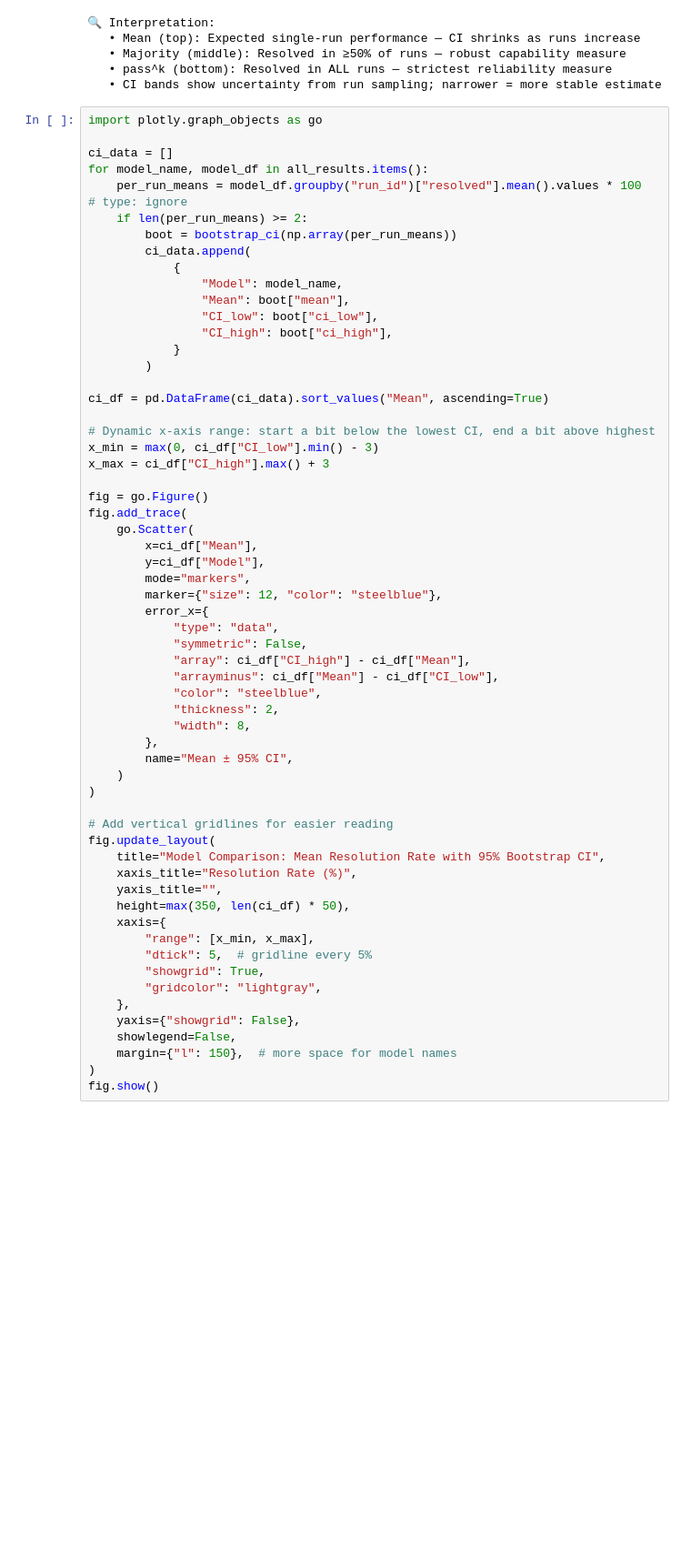
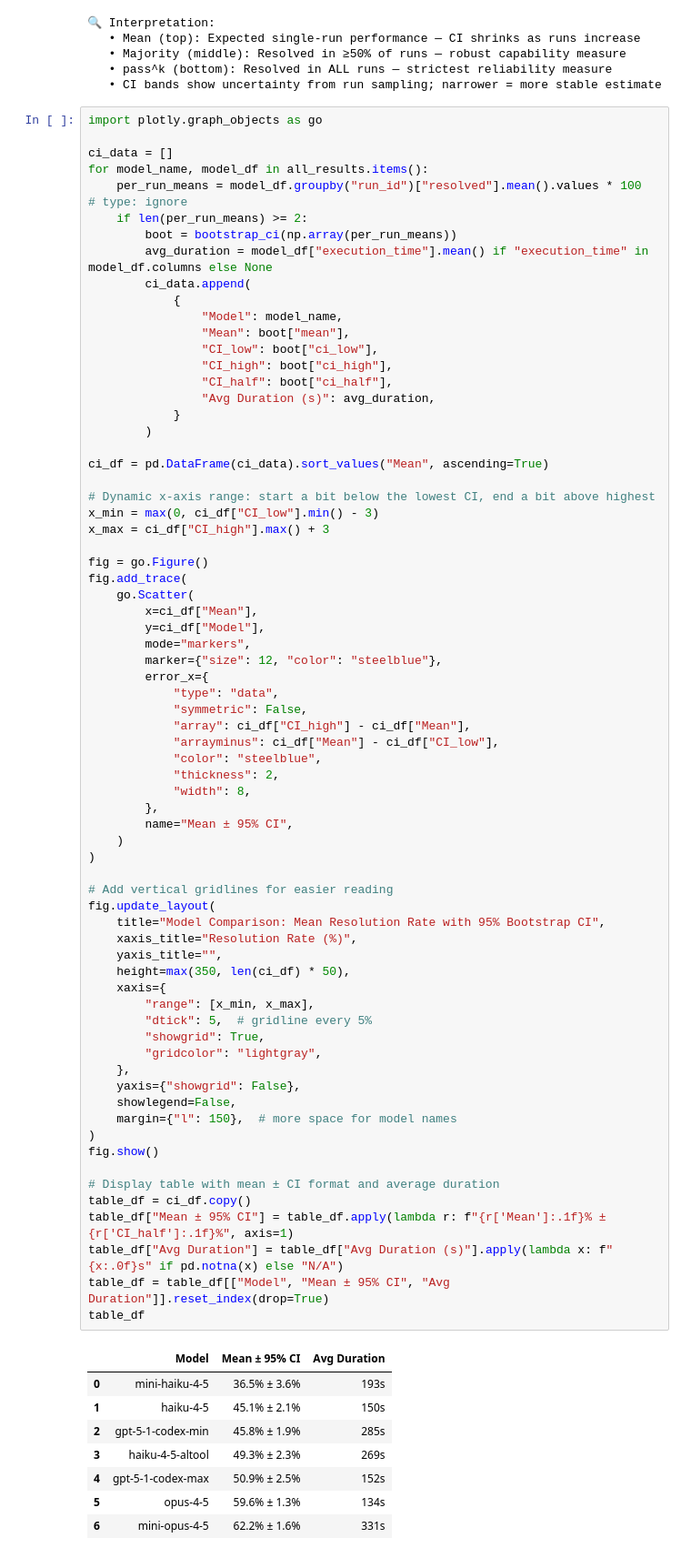
Before and after one commit to Bertverbeek4PS/BC-Bench, a Jupyter notebook: notebooks/multi-run.ipynb, the cells around one changed output. Shown at 91% size. Cells and saved outputs as stored; diff of their text form; blank space fills up the shorter version.

Commit message:
notebook: print the mean with CI result in table as well

```diff
--- a/notebooks/multi-run.ipynb
+++ b/notebooks/multi-run.ipynb
@@ -735,12 +735,15 @@ for model_name, model_df in all_results.items():
     per_run_means = model_df.groupby("run_id")["resolved"].mean().values * 100  # type: ignore
     if len(per_run_means) >= 2:
         boot = bootstrap_ci(np.array(per_run_means))
+        avg_duration = model_df["execution_time"].mean() if "execution_time" in model_df.columns else None
         ci_data.append(
             {
                 "Model": model_name,
                 "Mean": boot["mean"],
                 "CI_low": boot["ci_low"],
                 "CI_high": boot["ci_high"],
+                "CI_half": boot["ci_half"],
+                "Avg Duration (s)": avg_duration,
             }
         )
 
@@ -760,30 +763,46 @@ fig.add_trace(
         error_x={
             "type": "data",
             "symmetric": False,
             "array": ci_df["CI_high"] - ci_df["Mean"],
             "arrayminus": ci_df["Mean"] - ci_df["CI_low"],
             "color": "steelblue",
             "thickness": 2,
             "width": 8,
         },
         name="Mean ± 95% CI",
     )
 )
 
 # Add vertical gridlines for easier reading
 fig.update_layout(
     title="Model Comparison: Mean Resolution Rate with 95% Bootstrap CI",
     xaxis_title="Resolution Rate (%)",
     yaxis_title="",
     height=max(350, len(ci_df) * 50),
     xaxis={
         "range": [x_min, x_max],
         "dtick": 5,  # gridline every 5%
         "showgrid": True,
         "gridcolor": "lightgray",
     },
     yaxis={"showgrid": False},
     showlegend=False,
     margin={"l": 150},  # more space for model names
 )
 fig.show()
+
+# Display table with mean ± CI format and average duration
+table_df = ci_df.copy()
+table_df["Mean ± 95% CI"] = table_df.apply(lambda r: f"{r['Mean']:.1f}% ± {r['CI_half']:.1f}%", axis=1)
+table_df["Avg Duration"] = table_df["Avg Duration (s)"].apply(lambda x: f"{x:.0f}s" if pd.notna(x) else "N/A")
+table_df = table_df[["Model", "Mean ± 95% CI", "Avg Duration"]].reset_index(drop=True)
+table_df
+# %% [output]
+|  | Model | Mean ± 95% CI | Avg Duration |
+| 0 | mini-haiku-4-5 | 36.5% ± 3.6% | 193s |
+| 1 | haiku-4-5 | 45.1% ± 2.1% | 150s |
+| 2 | gpt-5-1-codex-min | 45.8% ± 1.9% | 285s |
+| 3 | haiku-4-5-altool | 49.3% ± 2.3% | 269s |
+| 4 | gpt-5-1-codex-max | 50.9% ± 2.5% | 152s |
+| 5 | opus-4-5 | 59.6% ± 1.3% | 134s |
+| 6 | mini-opus-4-5 | 62.2% ± 1.6% | 331s |
```
